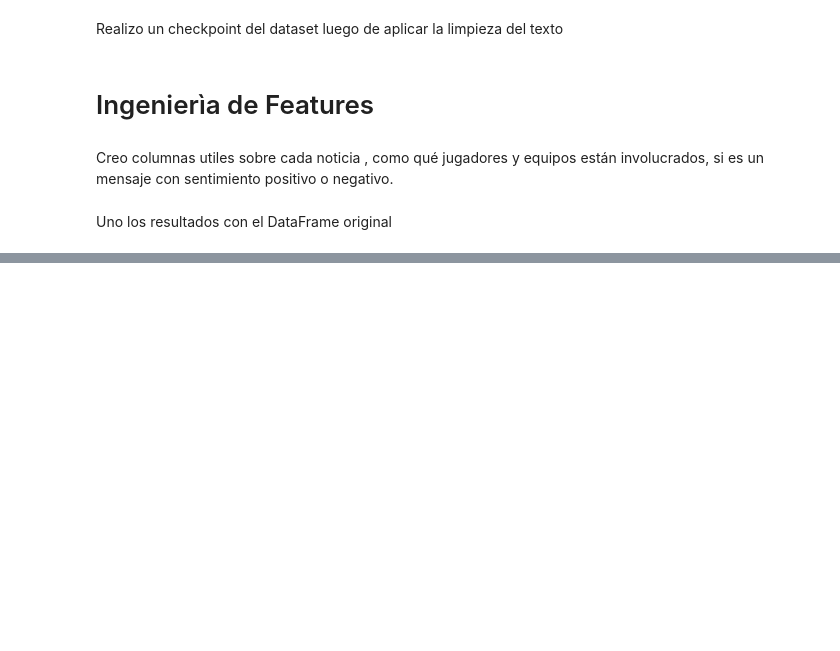
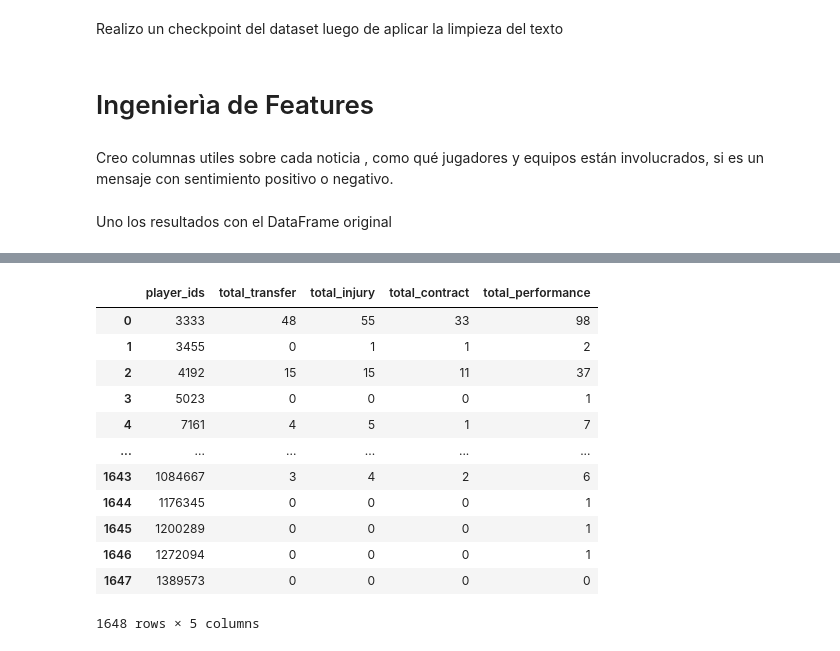
Before and after one commit to LucianoCostaP/Market-Value-Predictor, a Jupyter notebook: nlp-data-engineering/NPL_for_Market_Value.ipynb, the cells around one changed output, grey strips where cells are left out. Cells and saved outputs as stored; diff of their text form; code cells hidden in the pictures; blank space fills up the shorter version.

```diff
--- a/nlp-data-engineering/NPL_for_Market_Value.ipynb
+++ b/nlp-data-engineering/NPL_for_Market_Value.ipynb
@@ -310,0 +398,16 @@ df = df.drop(columns=['days_old'])
+# %%
+topics_table
+# %% [output]
+|  | player_ids | total_transfer | total_injury | total_contract | total_performance |
+| 0 | 3333 | 48 | 55 | 33 | 98 |
+| 1 | 3455 | 0 | 1 | 1 | 2 |
+| 2 | 4192 | 15 | 15 | 11 | 37 |
+| 3 | 5023 | 0 | 0 | 0 | 1 |
+| 4 | 7161 | 4 | 5 | 1 | 7 |
+| ... | ... | ... | ... | ... | ... |
+| 1643 | 1084667 | 3 | 4 | 2 | 6 |
+| 1644 | 1176345 | 0 | 0 | 0 | 1 |
+| 1645 | 1200289 | 0 | 0 | 0 | 1 |
+| 1646 | 1272094 | 0 | 0 | 0 | 1 |
+| 1647 | 1389573 | 0 | 0 | 0 | 0 |
+1648 rows × 5 columns
```
Also changed, not shown: parts of 16 cells of this notebook, 26 other files.
